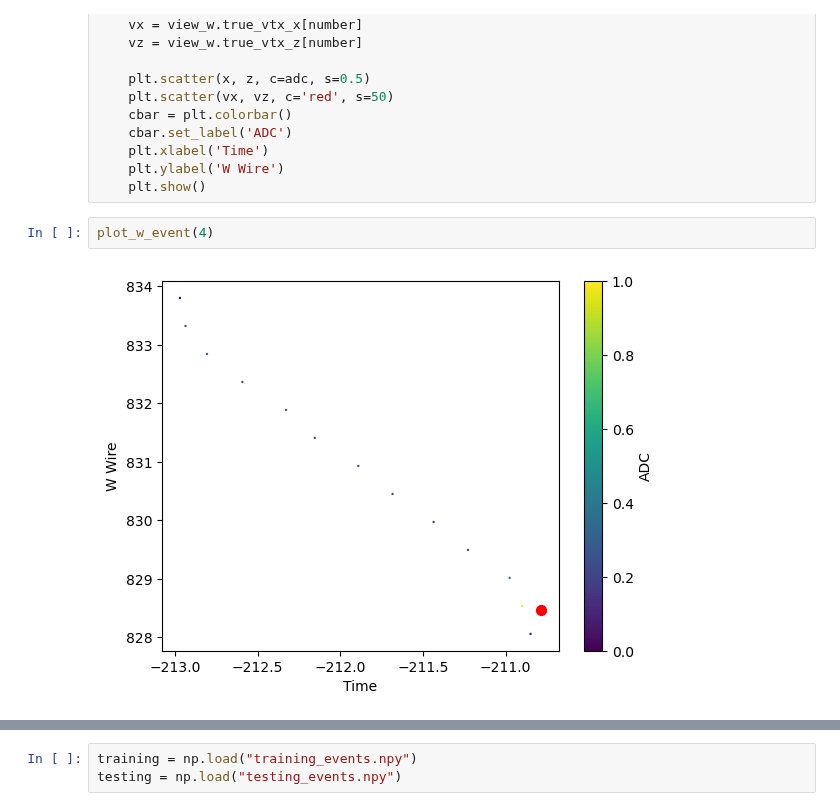
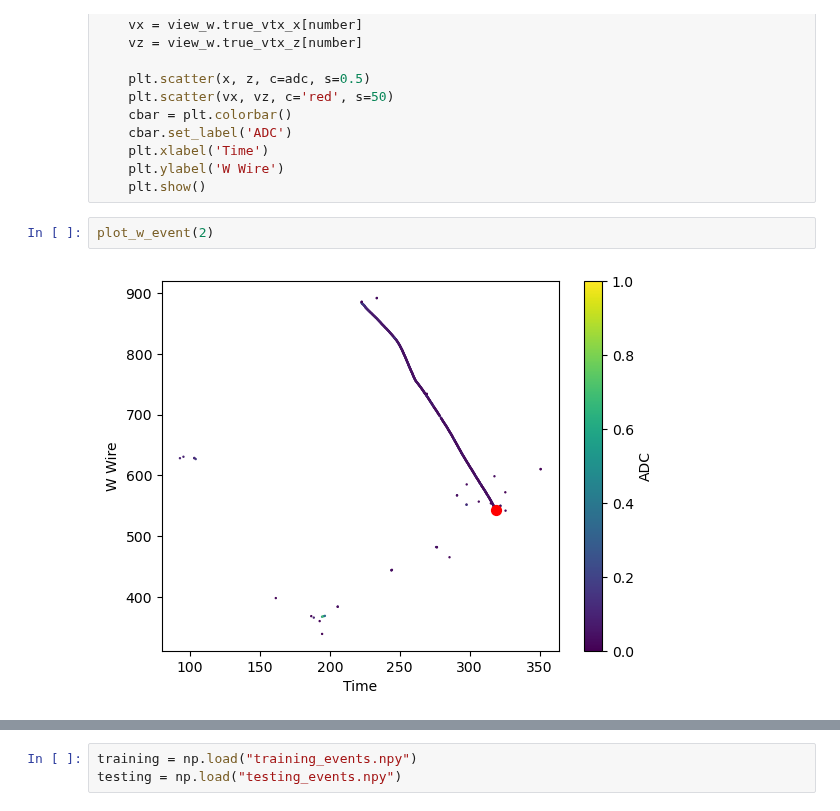
Before and after one commit to mohummudh/neutrinos-dune, a Jupyter notebook: mohammed/CNN/CNN.ipynb, the cells around one changed output, grey strips where cells are left out. Drawn from its saved outputs; the diff is of its cells as text.

```diff
--- a/mohammed/CNN/CNN.ipynb
+++ b/mohammed/CNN/CNN.ipynb
@@ -116,7 +116,7 @@ def plot_w_event(number):
     plt.ylabel('W Wire')
     plt.show()
 # %%
-plot_w_event(4)
+plot_w_event(2)
 # %% [output]
-[figure, old version]
+[figure, new version]
 # %%
```
Also changed, not shown: parts of 28 cells of this notebook, 1 other file.
